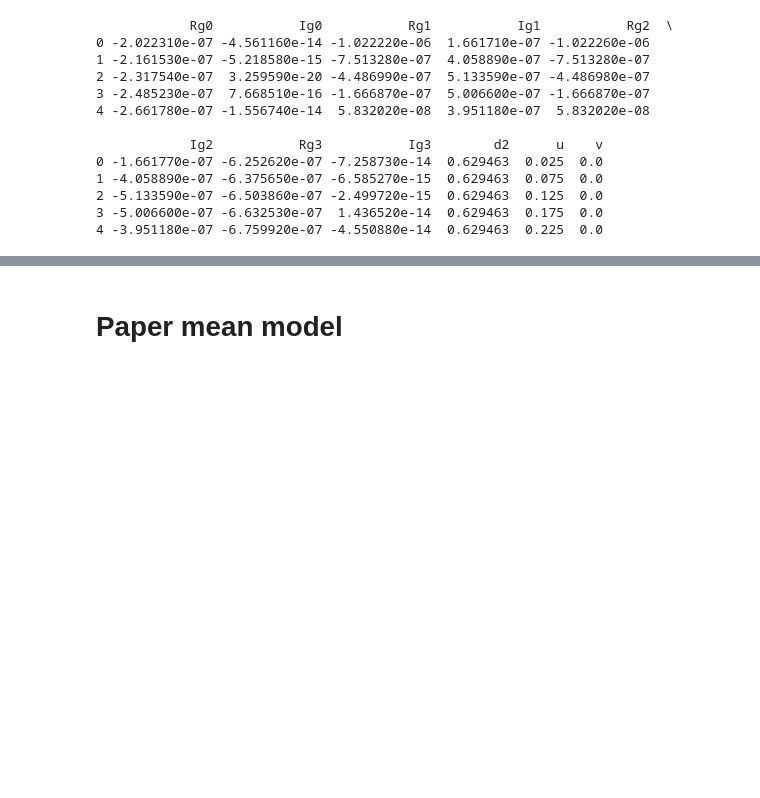
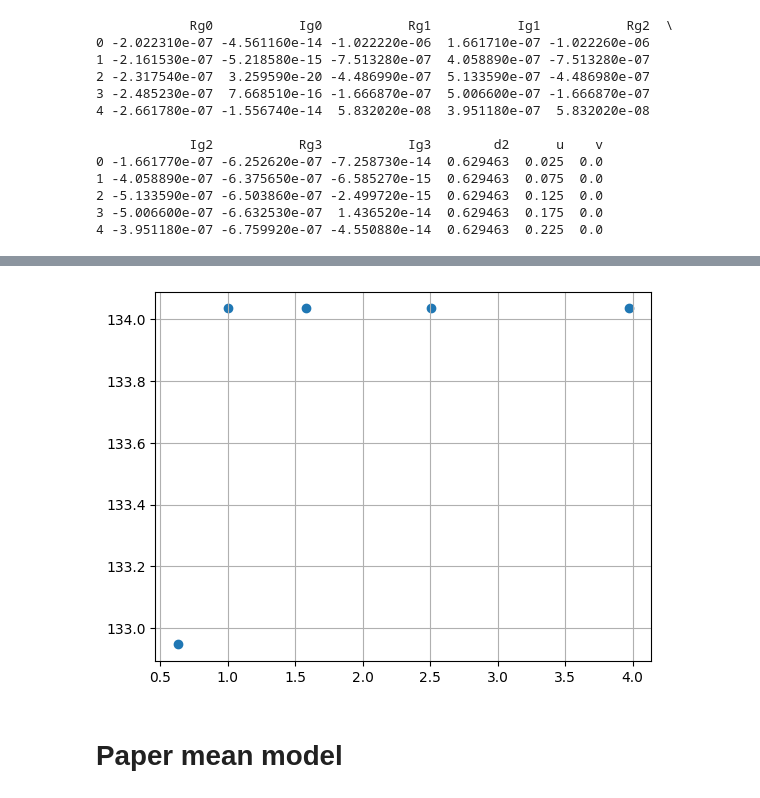
Before and after one commit to shubhagrawal30/aberrations, a Jupyter notebook: playgrounds/zero_crossing.ipynb, the cells around one changed output, grey strips where cells are left out. Cells and saved outputs as stored; diff of their text form; code cells hidden in the pictures; blank space fills up the shorter version.

```diff
--- a/playgrounds/zero_crossing.ipynb
+++ b/playgrounds/zero_crossing.ipynb
@@ -31,3 +58,11 @@ print(data.head())
+# %%
+plt.figure()
+plt.scatter(d2vals, zeros_model)
+plt.grid()
+plt.show()
+plt.close()
+# %% [output]
+[figure, added]
 # %% [markdown]
 # Paper mean model
 # %%
```
Also changed, not shown: parts of 4 cells of this notebook, 1 other file.
